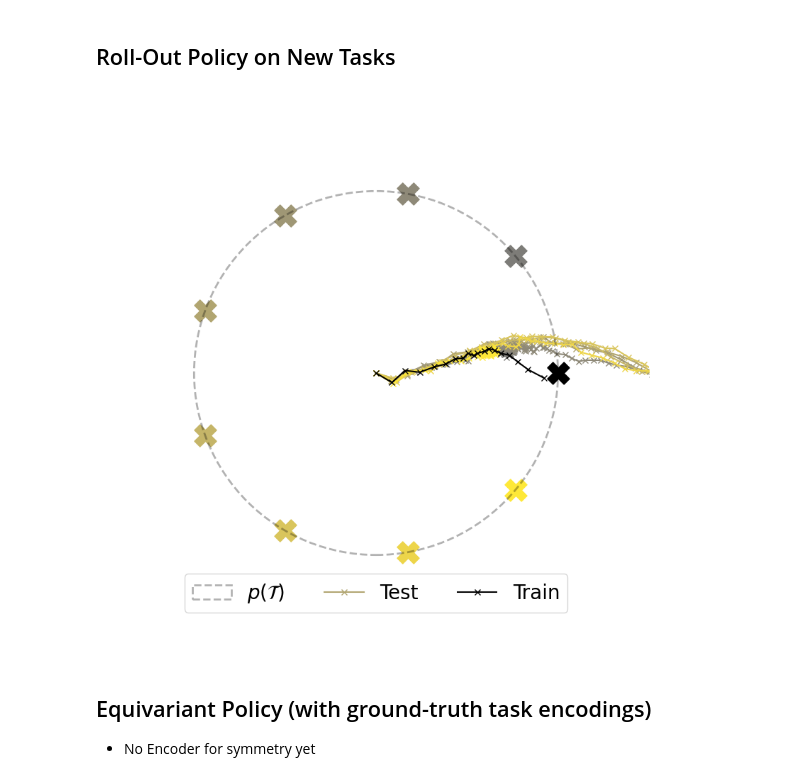
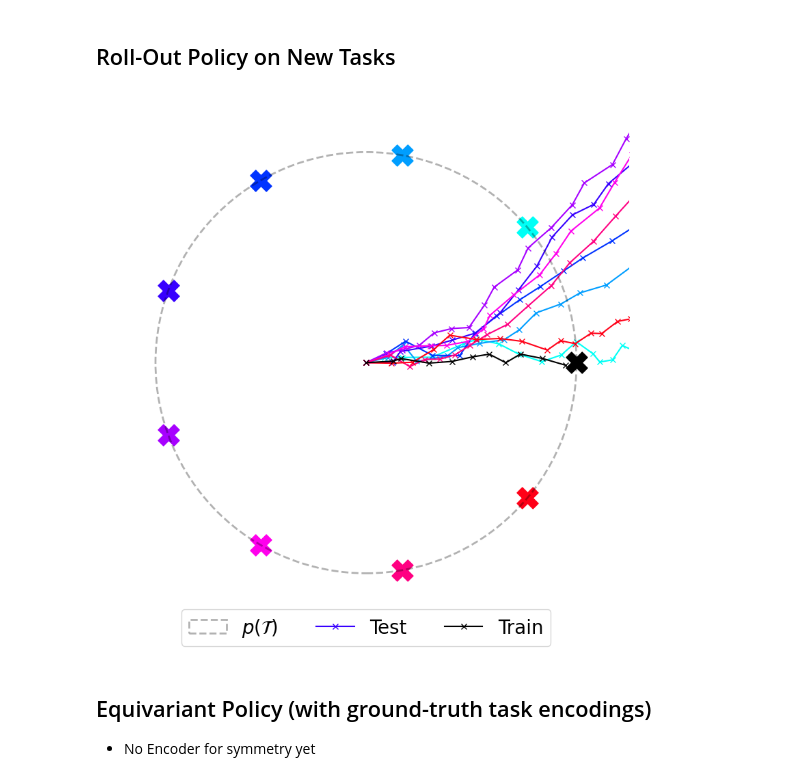
Before and after one commit to PaulNitschke/geo_meta_rl, a Jupyter notebook: task_inference.ipynb, the cells around one changed output. Saved outputs shown, nothing was run; the diff lists cells and outputs as text; code cells hidden in the pictures.

```diff
--- a/task_inference.ipynb
+++ b/task_inference.ipynb
@@ -100,19 +106,21 @@ class CircleRotationEnvSameStart(gym.Env):
         np.random.seed(seed)
         return [seed]
 # %%
-def generate_circle_points(N):
-    angles = np.linspace(0, 2 * np.pi, N, endpoint=False)
-    x = np.cos(angles)
-    y = np.sin(angles)
+def generate_circle_points(angles):
+    """Generates 2-D coordinates on a circle, given by an array of angles in radians."""
+    x = RADIUS*np.cos(angles)
+    y = RADIUS*np.sin(angles)
     points = np.stack((x, y), axis=1)
     return points
 
 # Example
 N_TOTAL_TASKS = 9
-IDXS_TRAIN_TASKS = [0] #only use one task as otherwise environment is too simple and benefit of symmetry is less clear
+RADIUS=2
+IDXS_TRAIN_TASKS = [0] #only use one task as geometry is global
+CIRCLE_ANGLES = np.linspace(0, 2 * np.pi, N_TOTAL_TASKS, endpoint=False)
 IDX_TEST_TASKS = set(range(N_TOTAL_TASKS)) - set(IDXS_TRAIN_TASKS)
-goal_positions_all = generate_circle_points(N_TOTAL_TASKS)
 
+goal_positions_all = generate_circle_points(CIRCLE_ANGLES)
 goal_positions_train = [goal_positions_all[idx] for idx in IDXS_TRAIN_TASKS]
 goal_positions_test = [goal_positions_all[idx] for idx in IDX_TEST_TASKS]
 
@@ -141,14 +149,18 @@ from stable_baselines3 import SAC
 from stable_baselines3.common.env_util import make_vec_env
 import os
 
+# Training setup
+N_ENVS=1 #does not learn for more envs as environment too simple!
+N_STEPS=30_000
+
 # Make the environment
-env = CircleRotationEnvSameStart(s_goals=goal_positions_train, seed=RANDOM_SEED)
+env = CircleRotation(s_goals=goal_positions_train, seed=RANDOM_SEED)
 
 # Optionally wrap in a vectorized env (recommended for SB3)
-vec_env = make_vec_env(lambda: env, n_envs=os.cpu_count(), seed=RANDOM_SEED)
+vec_env = make_vec_env(lambda: env, n_envs=N_ENVS, seed=RANDOM_SEED)
 
 # Create the model
 model = SAC("MlpPolicy", vec_env, verbose=1, seed=RANDOM_SEED)
 
 # Train the model
-model.learn(total_timesteps=150_000)
+model.learn(total_timesteps=N_STEPS)
@@ -210,11 +201,12 @@ actions_all_tasks_test = []
 RANDOM_SEEDS_EVALUATION = np.random.choice(np.arange(10_000), size=N_TOTAL_TASKS, replace=False)
 
 for idx_goal_position, goal_position in enumerate(goal_positions_all):
-    test_env = CircleRotationEnvSameStart(s_goals=[goal_position], seed=RANDOM_SEEDS_EVALUATION[idx_goal_position])
+    test_env = CircleRotation(s_goals=[goal_position], seed=RANDOM_SEEDS_EVALUATION[idx_goal_position])
     traj, actions, rewards = sample_traj_of_env(test_env, model)
     if any(np.array_equal(goal_position, s_inits) for s_inits in goal_positions_train):
         trajs_all_tasks_train.append(traj)
         actions_all_tasks_train.append(actions)
+        rewards_train=rewards
     else:
         trajs_all_tasks_test.append(traj)
         actions_all_tasks_test.append(actions)
@@ -236,12 +228,12 @@ def plot_rollouts_on_circle(train_trajectories,
 
     use_label_train: bool = True
     label=None
-    cmap = plt.get_cmap('viridis')
+    cmap = plt.get_cmap('hsv')
 
     num_trajs = len(test_trajectories)
 
     # Train distribution
-    circle = plt.Circle((0, 0), 1, color='black', fill=False, linestyle='--', linewidth=2, label=r'$p(\mathcal{T})$', zorder=3, alpha=0.3)
+    circle = plt.Circle((0, 0), RADIUS, color='black', fill=False, linestyle='--', linewidth=2, label=r'$p(\mathcal{T})$', zorder=3, alpha=0.3)
     ax.add_artist(circle)
 
     for idx_traj, test_traj in enumerate(test_trajectories):
@@ -263,13 +255,13 @@ def plot_rollouts_on_circle(train_trajectories,
         ax.scatter(train_goal_locations[idx_traj][0], train_goal_locations[idx_traj][1], color="black", marker="X", s=500)
 
 
-    ax.set_xlim(-1.5, 1.5)
-    ax.set_ylim(-1.5, 1.5)
+    ax.set_xlim(-RADIUS-0.5, RADIUS+0.5)
+    ax.set_ylim(-RADIUS-0.5, RADIUS+0.5)
     ax.set_aspect('equal')
     ax.axis('off')
 
     if legend:
-        ax.legend(ncols=4, loc='upper center', bbox_to_anchor=(0.5, 0.15), fontsize=LABEL_FONT_SIZE)
+        ax.legend(ncols=4, loc='upper center', bbox_to_anchor=(0.5, 0.05), fontsize=LABEL_FONT_SIZE)
 
     # 2. Save figure
     if savepath:
@@ -281,14 +273,14 @@ def plot_rollouts_on_circle(train_trajectories,
 # %%
 plot_rollouts_on_circle(train_trajectories=trajs_all_tasks_train,
                         test_trajectories=trajs_all_tasks_test,
                         train_goal_locations=goal_positions_train,
                         test_goal_locations=goal_positions_test,
                         legend=True,
-                        savepath=None
-                        # savepath="trajs_equ_MDP"
+                        # savepath=None
+                        savepath="circle_nav_vanilla_meta_rl"
                         )
 # %% [output]
-[figure, old version]
+[figure, new version]
 # %% [markdown]
 ## Equivariant Policy (with ground-truth task encodings)
 
```
Also changed, not shown: parts of 11 cells of this notebook, 2 other files.
